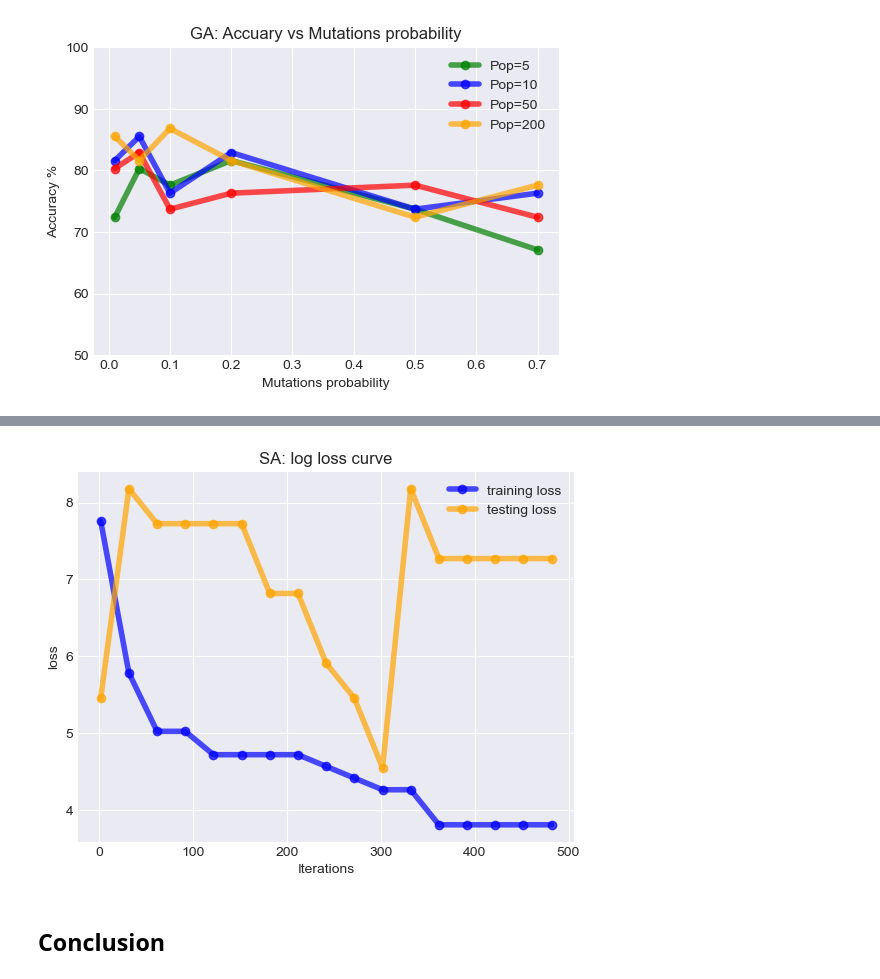
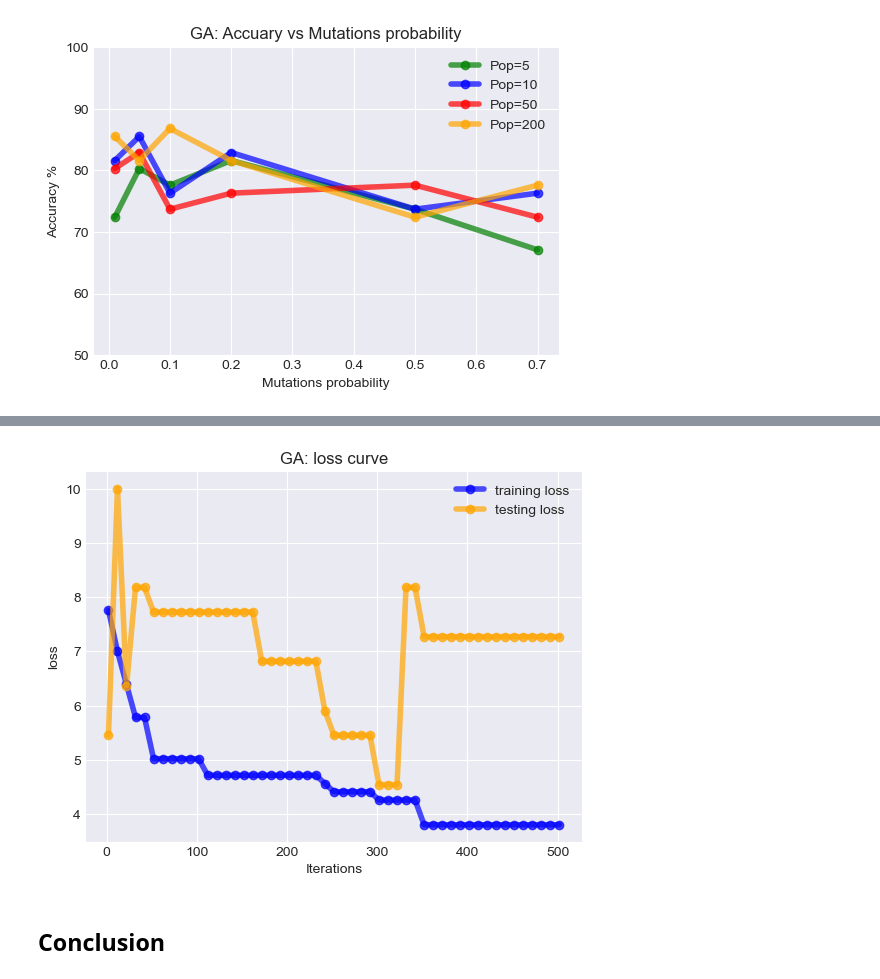
Before and after one commit to Alijafr/ML, a Jupyter notebook: assignment 2/code/Neural_Net.ipynb, the cells around one changed output, grey strips where cells are left out. Saved outputs shown, nothing was run; the diff lists cells and outputs as text; code cells hidden in the pictures.

```diff
--- a/assignment 2/code/Neural_Net.ipynb
+++ b/assignment 2/code/Neural_Net.ipynb
@@ -388,7 +388,7 @@ plt.savefig(save_folder+"SA_learning_rate.pdf")
 # %%
 start = 2
 end = 6000
-step = 100
+step = 200
 iterations = np.arange(start,end,step).astype(int)
 exp_decay = ExpDecay(init_temp=100,
                      exp_const=0.1,
@@ -453,7 +453,7 @@ plt.savefig(save_folder+"SA_train_time.pdf")
 
 tmps = [10,100,1e4,10e8]
 decays = [0.1,0.3,0.5,0.7]
-train_acc, val_acc = np.zeros((len(tmps),len(restarts))),np.zeros((len(tmps),len(restarts)))
+train_acc, val_acc = np.zeros((len(tmps),len(decays))),np.zeros((len(tmps),len(decays)))
 for i,t in tqdm(enumerate(tmps)):
     for j,dec in tqdm(enumerate(decays)):
         exp_decay = ExpDecay(init_temp=t,
@@ -583,6 +584,7 @@ plt.savefig(save_folder+"GA_train_time.pdf")
 # %% [output]
 [figure]
 # %%
+train_time = []
 pop_sizes = [5,10,50,100,200]
 mutations = [0.01,0.05,0.1,0.2,0.5,0.7]
 acc_list = np.zeros((len(pop_sizes),len(mutations)))
@@ -629,7 +631,7 @@ plt.savefig(save_folder+ "GA_Mutation_pop.pdf")
 # %%
 start = 2
 end = 503
-step = 30
+step = 10
 iterations = np.arange(start,end,step).astype(int)
 
 train_losses, val_losses, train_times = [], [], []
@@ -671,12 +673,12 @@ for it in range(start,end,step):
 # %%
 plt.plot(iterations,train_losses,color='blue',marker='o', linewidth=4, alpha=0.7,label='training loss')
 plt.plot(iterations,val_losses,color='orange',marker='o', linewidth=4, alpha=0.7,label='testing loss')
-plt.title("SA: log loss curve")
+plt.title("GA: loss curve")
 plt.legend(loc='best')
 plt.xlabel("Iterations")
 plt.ylabel("loss")
-plt.savefig(save_folder+"SA_loss_curve.pdf")
+plt.savefig(save_folder+"GA_loss_curve.pdf")
 # %% [output]
-[figure, old version]
+[figure, new version]
 # %% [markdown]
 ## Conclusion
```
Also changed, not shown: parts of 13 cells of this notebook, 44 other files.
